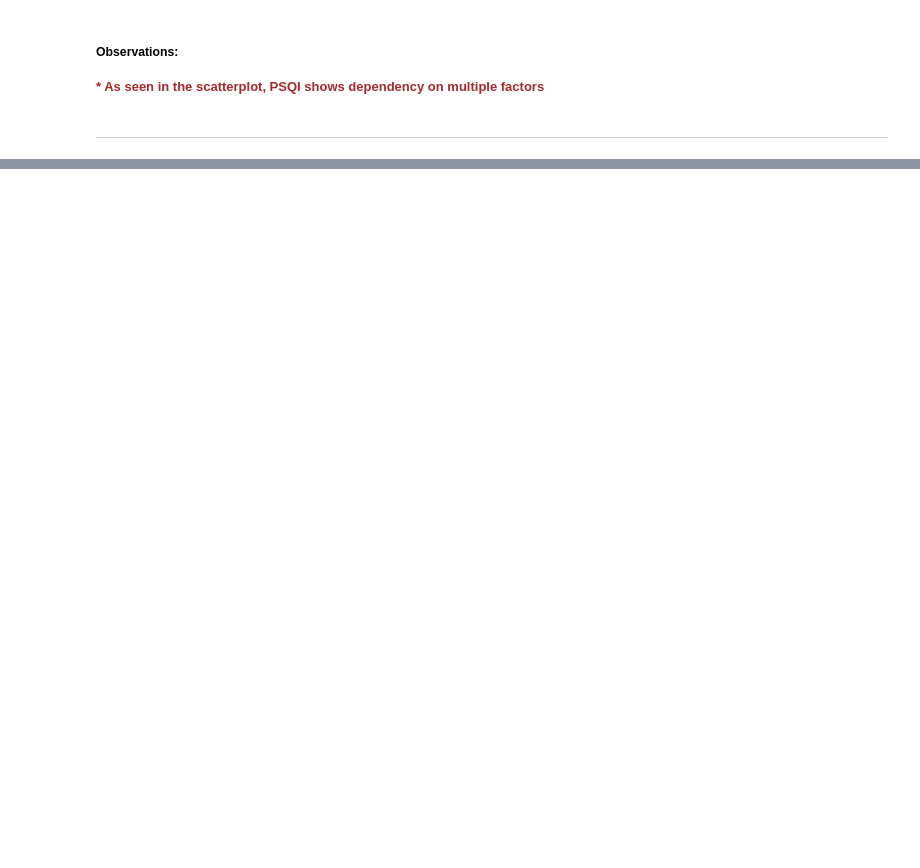
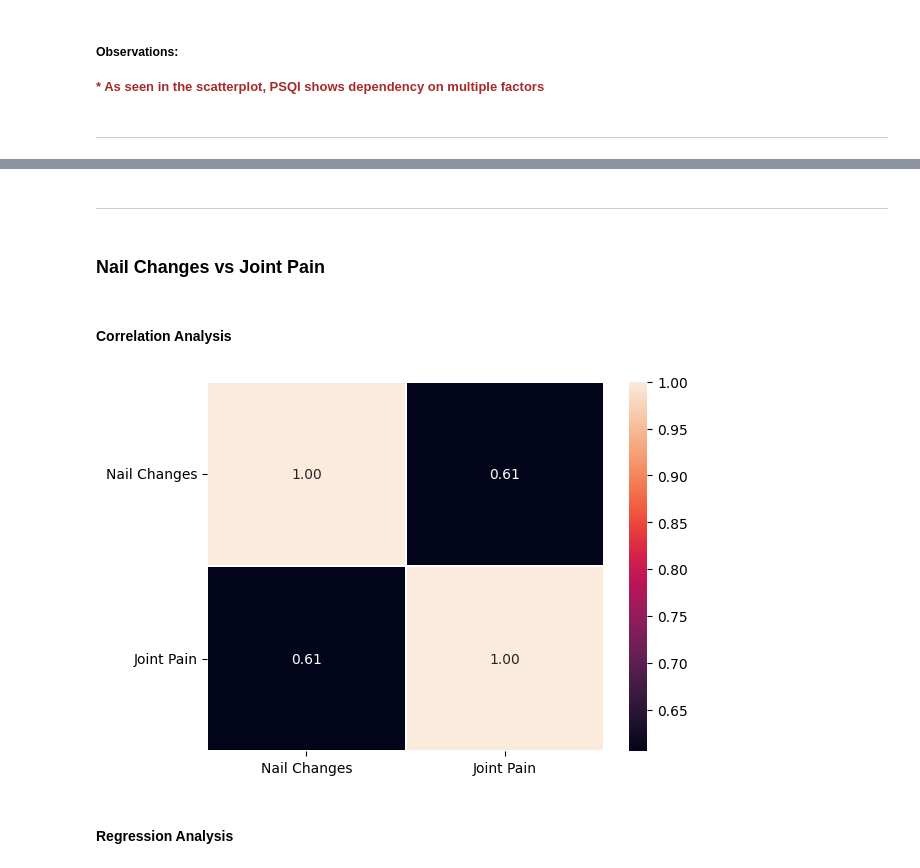
Before and after one commit to iamtushara/medical-thesis, a Jupyter notebook: thesis-notebooks/02-reshma/Statistical Analysis of Psoriasis Patients Data.ipynb, the cells around one changed output, grey strips where cells are left out. Saved outputs shown, nothing was run; the diff lists cells and outputs as text; code cells hidden in the pictures; blank space fills up the shorter version.

Commit message:
added more analysis

```diff
--- a/thesis-notebooks/02-reshma/Statistical Analysis of Psoriasis Patients Data.ipynb
+++ b/thesis-notebooks/02-reshma/Statistical Analysis of Psoriasis Patients Data.ipynb
@@ -891,0 +951,15 @@ strong multicollinearity problems or that the design matrix is singular.
+# %% [markdown]
+---
+# %% [markdown]
+### Nail Changes vs Joint Pain
+# %% [markdown]
+#### Correlation Analysis
+# %%
+plt.figure()
+sns.heatmap(dataset[['Nail Changes', 'Joint Pain']].corr(), annot=True, fmt='.2f', linewidth=0.1)
+plt.yticks(rotation=0)
+plt.show()
+# %% [output]
+[figure, added]
+# %% [markdown]
+#### Regression Analysis
```
Also changed, not shown: parts of 21 cells of this notebook.
